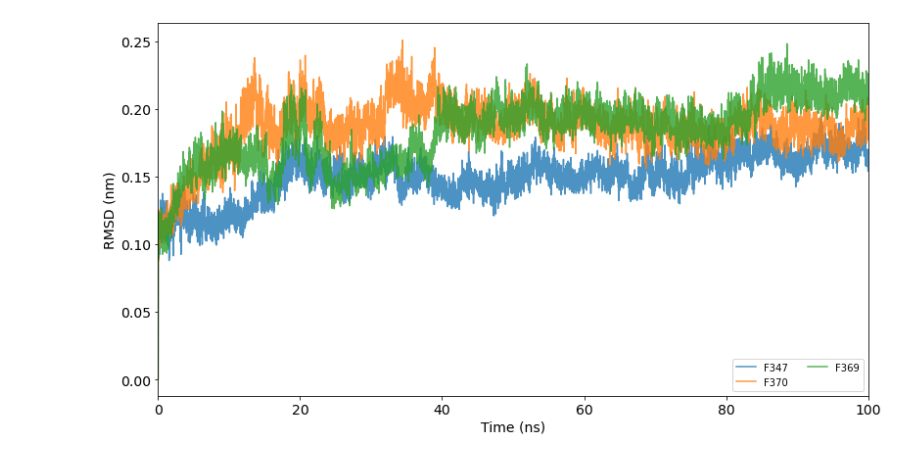
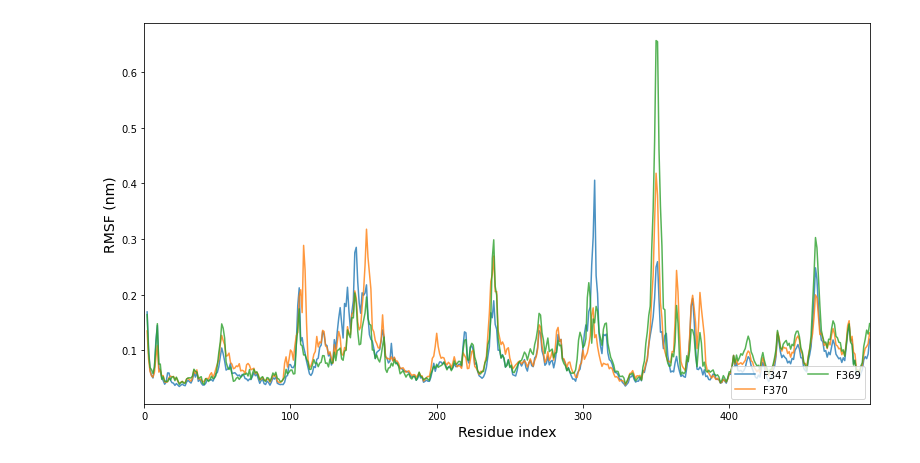
Before and after one commit to phonglam3103/Cheminformatics, a Jupyter notebook: Visuallization notebooks/plot.ipynb, the cells around one changed output. Drawn from its saved outputs; the diff is of its cells as text; code cells hidden in the pictures.

Commit message:
Update for RMSF and SASA, Rgyr

```diff
--- a/Visuallization notebooks/plot.ipynb
+++ b/Visuallization notebooks/plot.ipynb
@@ -7,6 +7,6 @@ import matplotlib.pyplot as plt
 import numpy as np
 # %%
 import pathlib
-pathlib.Path().resolve()
+rootdir=pathlib.Path().resolve()
 # %%
 # Set the directory where the xvg files are located
@@ -41,5 +52,6 @@ NameError: name 'pwd' is not defined
 print(df.head)
 print(df.columns)
 df.to_csv(source.replace('xvg','csv'))
-df.time=df.time/1000
+if (source.upper().find('RMSF') == -1):
+    df.time=df.time/1000
 # %% [output]
@@ -51,12 +73,24 @@ AttributeError: 'DataFrame' object has no attribute 'time'
 # %%
 df.plot(x='time',figsize=(13,7),alpha=0.8)
-plt.legend(fontsize='large')
-plt.xlabel('Time (ns)', fontsize=14)
-plt.ylabel('RMSD (nm)', fontsize=14)
-plt.xticks(fontsize=14)
-plt.yticks(fontsize=14)
-plt.xlim(0,100)
+if (source.upper().find('RMSF') == -1):
+    plt.xlabel('Time (ns)', fontsize=14)
+    if (source.upper().find('SASA') != -1):
+        plt.ylabel('SASA (nm$^2$)', fontsize=14)
+    elif (source.upper().find('GYR') != -1):
+        plt.ylabel('Gyrate (nm)', fontsize=14)
+    else:
+        plt.ylabel('RMSD (nm)', fontsize=14)
+else:
+    plt.xlabel('Residue index', fontsize=14)
+    plt.ylabel('RMSF (nm)', fontsize=14)
+
+params = {'axes.labelsize': 18,'axes.titlesize':20,\
+          'text.fontsize': 20, 'legend.fontsize': 20, 'xtick.labelsize': 28, 'ytick.labelsize': 40}
+plt.xlim(0,df.time.iloc[-1])
 plt.legend(ncol=2, loc="lower right")
+figure=source.replace('xvg','png')
+plt.savefig(figure,bbox_inches='tight')
+
 plt.show()
 # %% [output]
-[figure, old version]
+[figure, new version]
```
Also changed, not shown: parts of 2 cells of this notebook.
